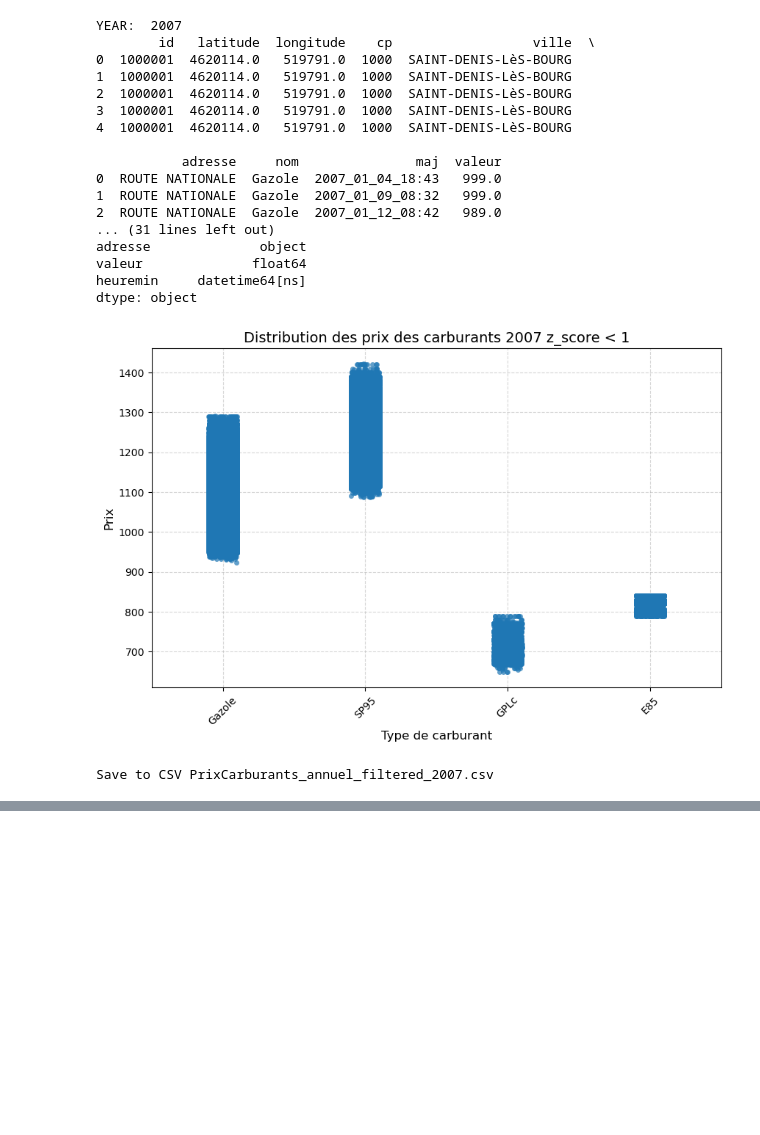
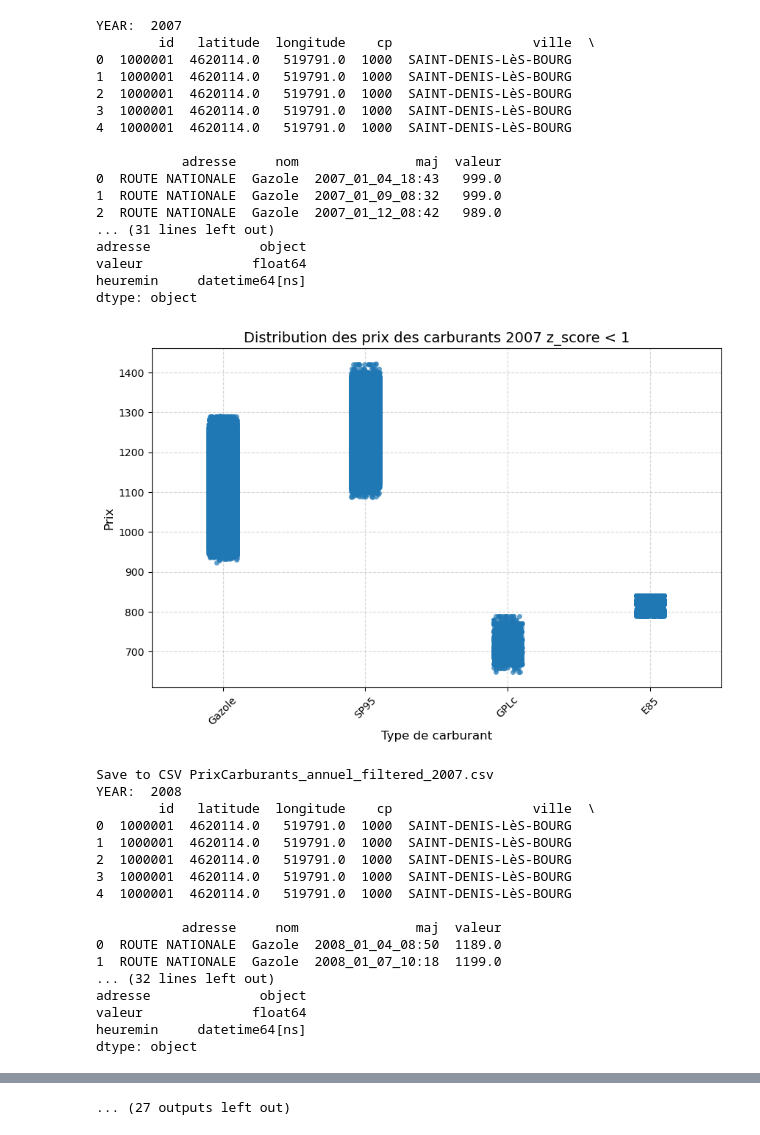
Before and after one commit to gaetancorin/Datapipeline_comparaison_official_vs_gas_stations_reporting, a Jupyter notebook: Projet_master_RNCP/datasource_prix_essence/eur_gas_station_price/transform_csv_ZSCORE_values_and_last.ipynb, the cells around one changed output, grey strips where cells are left out. Cells and saved outputs as stored; diff of their text form; code cells hidden in the pictures; blank space fills up the shorter version.

```diff
--- a/Projet_master_RNCP/datasource_prix_essence/eur_gas_station_price/transform_csv_ZSCORE_values_and_last.ipynb
+++ b/Projet_master_RNCP/datasource_prix_essence/eur_gas_station_price/transform_csv_ZSCORE_values_and_last.ipynb
@@ -10,10 +10,10 @@ import warnings
 pd.options.mode.chained_assignment = None
 warnings.filterwarnings('ignore', category=RuntimeWarning)
 
-for i in range(1): # one year only
-    year = 2007
-# for i in range (19): # all years
-#     year = 2007+i
+# for i in range(1): # one year only
+#     year = 2007
+for i in range (19): # all years
+    year = 2007+i
     print("YEAR: ", year)
     file_path = f"results/inputs_csv/PrixCarburants_annuel_{year}.csv"
 
@@ -45,7 +45,6 @@ for i in range(1): # one year only
         df_prices_filtered = df_prices_filtered.drop(columns=["z_score"])
 
         ### TRANSFORM VALUES TO KEEP ONLY LAST VALUES OF EACH DAY AFTER Z-SCORE FILTERING
-        # df_prices_filtered['heuremin'] = pd.to_datetime(df_prices_filtered['heuremin'], format='%H:%M', errors='coerce').dt.time
         df_prices_filtered['heuremin'] = pd.to_datetime(df_prices_filtered['heuremin'], format='%H:%M', errors='coerce')
         df_prices_filtered = df_prices_filtered.sort_values(by=['id', 'date', 'nom', 'heuremin'])
         df_prices_filtered = df_prices_filtered.groupby(['id', 'date', 'nom'], as_index=False).last()
@@ -61,34 +60,50 @@ for i in range(1): # one year only
         plt.grid(True, linestyle="--", alpha=0.5)
         plt.show()
 
         df_prices_filtered["date"] = df_prices_filtered["date"].dt.strftime('%Y_%m_%d')
         df_prices_filtered["heuremin"] = df_prices_filtered["heuremin"].dt.strftime('%H:%M')
 
-        # rename id to gas_station_id
-        df_prices_filtered["gas_station_id"] = df_prices_filtered["id"]
+        # rename id to Id_station_essence
+        df_prices_filtered["id_station_essence"] = df_prices_filtered["id"]
         df_prices_filtered = df_prices_filtered.drop(columns=["id"])
 
         ########### SAVE DF TO CSV ###################
         os.makedirs("results/inputs_csv_zscore_last", exist_ok=True)
         df_prices_filtered.to_csv(f"results/inputs_csv_zscore_last/PrixCarburants_annuel_filtered_{year}.csv", index=False)
         print(f"Save to CSV PrixCarburants_annuel_filtered_{year}.csv")
 # %% [output]
 YEAR:  2007
         id   latitude  longitude    cp                  ville  \
 0  1000001  4620114.0   519791.0  1000  SAINT-DENIS-LèS-BOURG
 1  1000001  4620114.0   519791.0  1000  SAINT-DENIS-LèS-BOURG
 2  1000001  4620114.0   519791.0  1000  SAINT-DENIS-LèS-BOURG
 3  1000001  4620114.0   519791.0  1000  SAINT-DENIS-LèS-BOURG
 4  1000001  4620114.0   519791.0  1000  SAINT-DENIS-LèS-BOURG
 
            adresse     nom               maj  valeur
 0  ROUTE NATIONALE  Gazole  2007_01_04_18:43   999.0
 1  ROUTE NATIONALE  Gazole  2007_01_09_08:32   999.0
 2  ROUTE NATIONALE  Gazole  2007_01_12_08:42   989.0
 ... (31 lines left out)
 adresse              object
 valeur              float64
 heuremin     datetime64[ns]
 dtype: object
-[figure, old version]
+[figure, new version]
 Save to CSV PrixCarburants_annuel_filtered_2007.csv
+YEAR:  2008
+        id   latitude  longitude    cp                  ville  \
+0  1000001  4620114.0   519791.0  1000  SAINT-DENIS-LèS-BOURG
+1  1000001  4620114.0   519791.0  1000  SAINT-DENIS-LèS-BOURG
+2  1000001  4620114.0   519791.0  1000  SAINT-DENIS-LèS-BOURG
+3  1000001  4620114.0   519791.0  1000  SAINT-DENIS-LèS-BOURG
+4  1000001  4620114.0   519791.0  1000  SAINT-DENIS-LèS-BOURG
+
+           adresse     nom               maj  valeur
+0  ROUTE NATIONALE  Gazole  2008_01_04_08:50  1189.0
+1  ROUTE NATIONALE  Gazole  2008_01_07_10:18  1199.0
+... (32 lines left out)
+adresse              object
+valeur              float64
+heuremin     datetime64[ns]
+dtype: object
@@ -94,0 +183 @@ Save to CSV PrixCarburants_annuel_filtered_2007.csv
+... (27 outputs left out)
```
Also changed, not shown: parts of 1 cell of this notebook, 5 other files.
